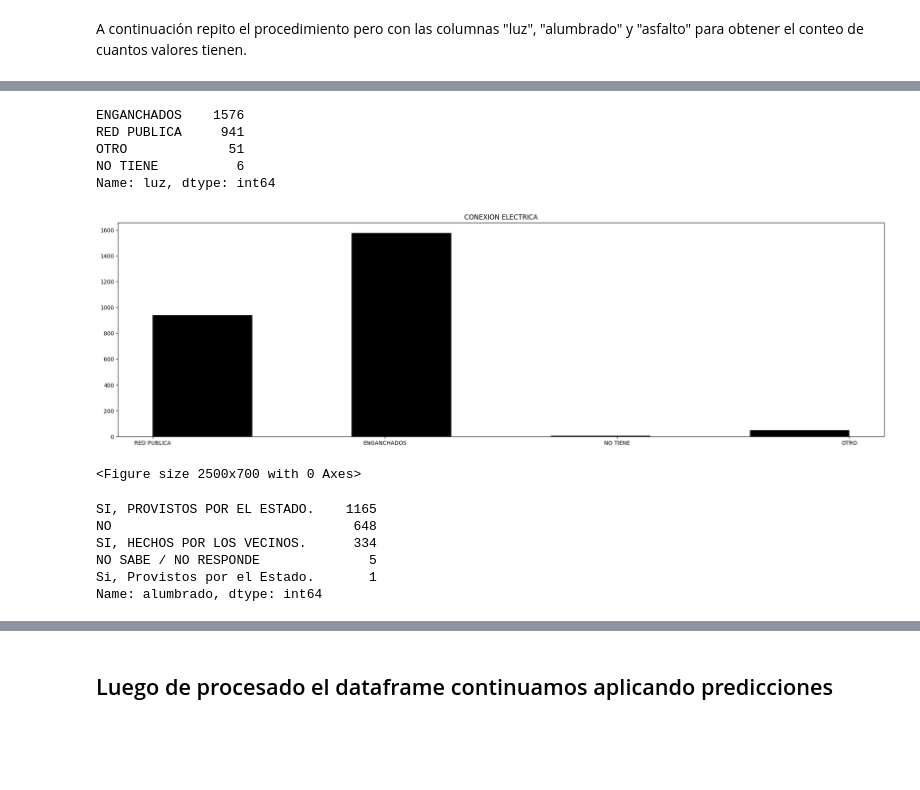
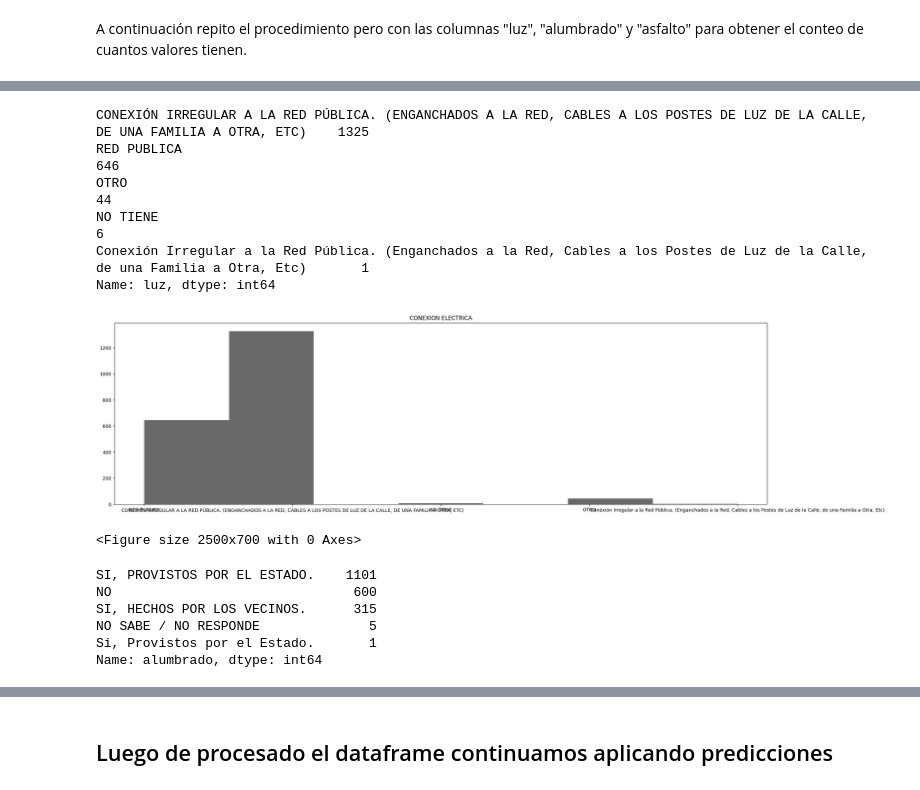
Before and after one commit to NestorDiazDataSC/Analisis_de_Datos, a Jupyter notebook: Asentamientos_Informales_Argentina/Asentamientos Informales.ipynb, the cells around one changed output, grey strips where cells are left out. Saved outputs shown, nothing was run; the diff lists cells and outputs as text; code cells hidden in the pictures; blank space fills up the shorter version.

```diff
--- a/Asentamientos_Informales_Argentina/Asentamientos Informales.ipynb
+++ b/Asentamientos_Informales_Argentina/Asentamientos Informales.ipynb
@@ -176,4 +176,4 @@ Data columns (total 44 columns):
 dtypes: int64(2), object(42)
 memory usage: 892.8+ KB
 # %%
-df.dropna() # Elimino las filas que quedaron con valores nulos
+data = df.dropna() # Elimino las filas que quedaron con valores nulos, para eso creo un nuevo dataframe llamado "data" que quedara sin valores nulos
@@ -224,5 +209,5 @@ Asentamiento
 Name: tipo_de_barrio, dtype: int64
 # %%
 # Reemplazamos valores con texto muy largos por otros similares para simplificar el analisis
-df.tipo_de_barrio = df.tipo_de_barrio.replace(["ASENTAMIENTO DE FORMA PLANIFICADA CON PARTICIPACIÓN DEL ESTADO (LOTEO SOCIAL).", "Asentamiento"], "ASENTAMIENTO")
-df.tipo_de_barrio = df.tipo_de_barrio.replace(["VILLA DE FORMA PLANIFICADA CON PARTICIPACIÓN DEL ESTADO (LOTEO SOCIAL).", "villa"], "VILLA")
+data.tipo_de_barrio = df.tipo_de_barrio.replace(["ASENTAMIENTO DE FORMA PLANIFICADA CON PARTICIPACIÓN DEL ESTADO (LOTEO SOCIAL).", "Asentamiento"], "ASENTAMIENTO")
+data.tipo_de_barrio = df.tipo_de_barrio.replace(["VILLA DE FORMA PLANIFICADA CON PARTICIPACIÓN DEL ESTADO (LOTEO SOCIAL).", "villa"], "VILLA")
@@ -256,5 +254,5 @@ Conexión Irregular a la Red Pública. (Enganchados a la Red, Cables a los Poste
 Name: luz, dtype: int64
 # %%
 # Reemplazamos valores con textos que son muy largos por otros similares pero mas acotados, para simplificar los resultados.
-df.luz = df.luz.replace(["CONEXIÓN IRREGULAR A LA RED PÚBLICA. (ENGANCHADOS A LA RED, CABLES A LOS POSTES DE LUZ DE LA CALLE, DE UNA FAMILIA A OTRA, ETC)", "Conexión Irregular a la Red Pública. (Enganchados a la Red, Cables a los Postes de Luz de la Calle, de una Familia a Otra, Etc)"], "ENGANCHADOS")
-df.luz = df.luz.replace(["RED PÚBLICA CON MEDIDORES DOMICILIARIOS. (CADA FAMILIA CON SU FACTURA, CON SU PROPIO MEDIDOR)", "RED PÚBLICA CON MEDIDOR COMUNITARIO / SOCIAL. (NO HAY FACTURAS INDIVIDUALES, NO HAY UN MEDIDOR POR FAMILIA, SINO UNO O VARIOS MEDIDORES PARA MUCHAS FAMILIAS)."], "RED PUBLICA")
+data.luz = df.luz.replace(["CONEXIÓN IRREGULAR A LA RED PÚBLICA. (ENGANCHADOS A LA RED, CABLES A LOS POSTES DE LUZ DE LA CALLE, DE UNA FAMILIA A OTRA, ETC)", "Conexión Irregular a la Red Pública. (Enganchados a la Red, Cables a los Postes de Luz de la Calle, de una Familia a Otra, Etc)"], "ENGANCHADOS")
+data.luz = df.luz.replace(["RED PÚBLICA CON MEDIDORES DOMICILIARIOS. (CADA FAMILIA CON SU FACTURA, CON SU PROPIO MEDIDOR)", "RED PÚBLICA CON MEDIDOR COMUNITARIO / SOCIAL. (NO HAY FACTURAS INDIVIDUALES, NO HAY UN MEDIDOR POR FAMILIA, SINO UNO O VARIOS MEDIDORES PARA MUCHAS FAMILIAS)."], "RED PUBLICA")
@@ -261,27 +270,28 @@ df.luz = df.luz.replace(["RED PÚBLICA CON MEDIDORES DOMICILIARIOS. (CADA FAMILI
 # %%
-df.luz.value_counts() # Para ver la cantidad de valores que quedaron en esta columna
+data.luz.value_counts() # Para ver la cantidad de valores que quedaron en esta columna
 # %% [output]
-ENGANCHADOS    1576
-RED PUBLICA     941
-OTRO             51
-NO TIENE          6
+CONEXIÓN IRREGULAR A LA RED PÚBLICA. (ENGANCHADOS A LA RED, CABLES A LOS POSTES DE LUZ DE LA CALLE, DE UNA FAMILIA A OTRA, ETC)    1325
+RED PUBLICA                                                                                                                         646
+OTRO                                                                                                                                 44
+NO TIENE                                                                                                                              6
+Conexión Irregular a la Red Pública. (Enganchados a la Red, Cables a los Postes de Luz de la Calle, de una Familia a Otra, Etc)       1
 Name: luz, dtype: int64
 # %%
 # Vemos graficamente su distribución, el parametro bins determina el ancho de las barras (a menor mas ancho)
-df['luz'].hist(bins=7, color='black')
+data['luz'].hist(bins=7, color='dimgray')
 plt.title('CONEXION ELECTRICA')
 plt.grid(False) # Si es True agrega una cuadricula al grafico, si es False queda sin cuadricula
 plt.show()
 plt.clf() # Se utiliza para borrar el contenido del primer gráfico antes de crear y mostrar un segundo gráfico en la misma figura.
 # %% [output]
-[figure, old version]
+[figure, new version]
 <Figure size 2500x700 with 0 Axes>
 # %%
-df.alumbrado.value_counts() # Para ver la cantidad de valores en una columna determinada.
+data.alumbrado.value_counts() # Para ver la cantidad de valores en una columna determinada.
 # %% [output]
-SI, PROVISTOS POR EL ESTADO.    1165
-NO                               648
-SI, HECHOS POR LOS VECINOS.      334
+SI, PROVISTOS POR EL ESTADO.    1101
+NO                               600
+SI, HECHOS POR LOS VECINOS.      315
 NO SABE / NO RESPONDE              5
 Si, Provistos por el Estado.       1
 Name: alumbrado, dtype: int64
```
Also changed, not shown: parts of 29 cells of this notebook.
